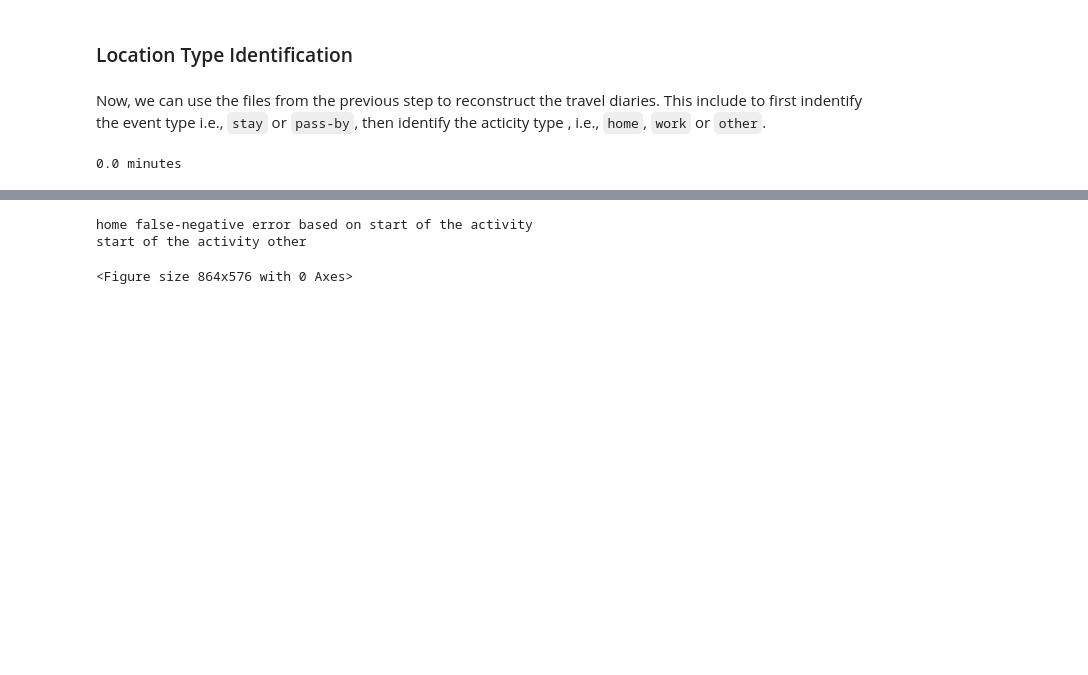
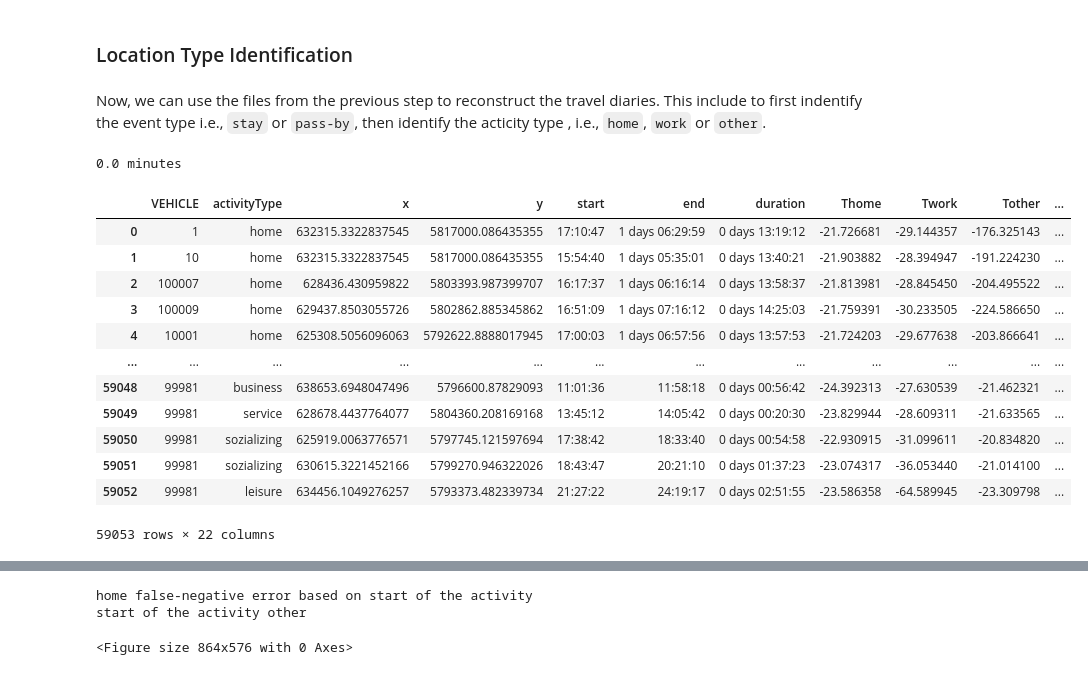
Before and after one commit to zahraeftekhar/PythonProcessingOfMATSimOutputs, a Jupyter notebook: _6_processSnapshot_zoneOnly.ipynb, the cells around one changed output, grey strips where cells are left out. Cells and saved outputs as stored; diff of their text form; code cells hidden in the pictures; blank space fills up the shorter version.

```diff
--- a/_6_processSnapshot_zoneOnly.ipynb
+++ b/_6_processSnapshot_zoneOnly.ipynb
@@ -130,3 +130,19 @@ with open("{a}crossVal_activity_seed{b}".format(a=savingLoc,b=seed), 'wb') as ha
 print((time.time() - startTime)//60,'minutes')
 # %% [output]
 0.0 minutes
+# %%
+allActivity
+# %% [output]
+|  | VEHICLE | activityType | x | y | start | end | duration | Thome | Twork | Tother | ... |
+| 0 | 1 | home | 632315.3322837545 | 5817000.086435355 | 17:10:47 | 1 days 06:29:59 | 0 days 13:19:12 | -21.726681 | -29.144357 | -176.325143 | ... |
+| 1 | 10 | home | 632315.3322837545 | 5817000.086435355 | 15:54:40 | 1 days 05:35:01 | 0 days 13:40:21 | -21.903882 | -28.394947 | -191.224230 | ... |
+| 2 | 100007 | home | 628436.430959822 | 5803393.987399707 | 16:17:37 | 1 days 06:16:14 | 0 days 13:58:37 | -21.813981 | -28.845450 | -204.495522 | ... |
+| 3 | 100009 | home | 629437.8503055726 | 5802862.885345862 | 16:51:09 | 1 days 07:16:12 | 0 days 14:25:03 | -21.759391 | -30.233505 | -224.586650 | ... |
+| 4 | 10001 | home | 625308.5056096063 | 5792622.8888017945 | 17:00:03 | 1 days 06:57:56 | 0 days 13:57:53 | -21.724203 | -29.677638 | -203.866641 | ... |
+| ... | ... | ... | ... | ... | ... | ... | ... | ... | ... | ... | ... |
+| 59048 | 99981 | business | 638653.6948047496 | 5796600.87829093 | 11:01:36 | 11:58:18 | 0 days 00:56:42 | -24.392313 | -27.630539 | -21.462321 | ... |
+| 59049 | 99981 | service | 628678.4437764077 | 5804360.208169168 | 13:45:12 | 14:05:42 | 0 days 00:20:30 | -23.829944 | -28.609311 | -21.633565 | ... |
+| 59050 | 99981 | sozializing | 625919.0063776571 | 5797745.121597694 | 17:38:42 | 18:33:40 | 0 days 00:54:58 | -22.930915 | -31.099611 | -20.834820 | ... |
+| 59051 | 99981 | sozializing | 630615.3221452166 | 5799270.946322026 | 18:43:47 | 20:21:10 | 0 days 01:37:23 | -23.074317 | -36.053440 | -21.014100 | ... |
+| 59052 | 99981 | leisure | 634456.1049276257 | 5793373.482339734 | 21:27:22 | 24:19:17 | 0 days 02:51:55 | -23.586358 | -64.589945 | -23.309798 | ... |
+59053 rows × 22 columns
```
Also changed, not shown: parts of 11 cells of this notebook.
